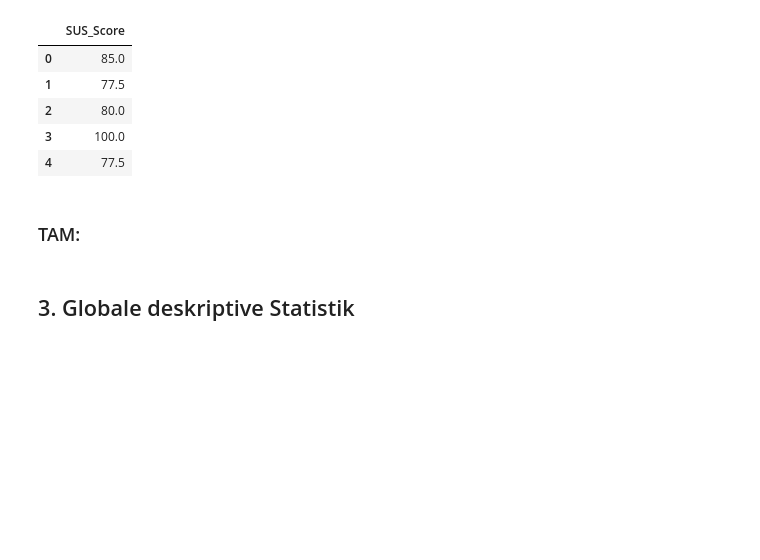
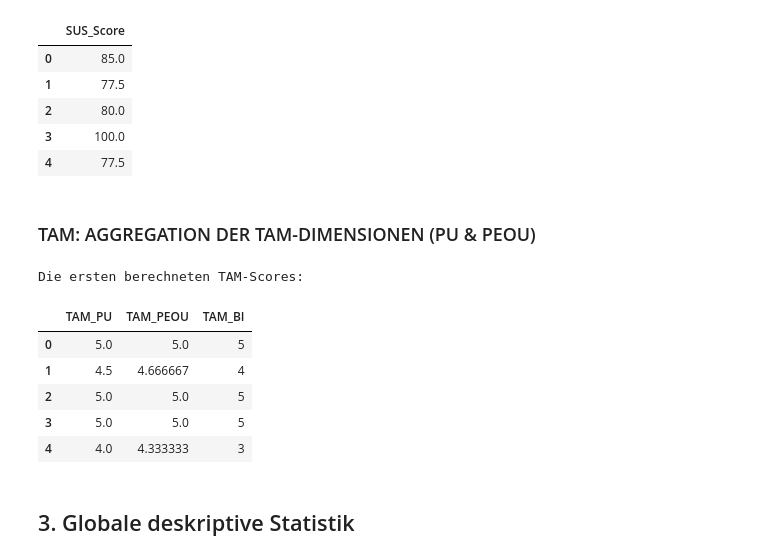
Before and after one commit to fuerstfabian/Analysis-Usability-Acceptance-CtxCommerce, a Jupyter notebook: notebooks/evaluation_analysis.ipynb, the cells around one changed output. Saved outputs shown, nothing was run; the diff lists cells and outputs as text; code cells hidden in the pictures; blank space fills up the shorter version.

```diff
--- a/notebooks/evaluation_analysis.ipynb
+++ b/notebooks/evaluation_analysis.ipynb
@@ -251,6 +251,34 @@ display(df[['SUS_Score']].head())
 | 3 | 100.0 |
 | 4 | 77.5 |
 # %% [markdown]
-### TAM:
+### TAM: AGGREGATION DER TAM-DIMENSIONEN (PU & PEOU)
+# %%
+# Definition der Items nach theoretischer Zuordnung
+tam_pu_items = ['TA01_01', 'TA01_02']
+tam_peou_items = ['TA01_04', 'TA01_05', 'TA01_06']
+
+# Sicherstellen, dass alle Werte als Zahlen formatiert sind
+all_tam_items = [f'TA01_{i:02d}' for i in range(1, 7)]
+for item in all_tam_items:
+    df[item] = pd.to_numeric(df[item], errors='coerce')
+
+# Berechnung der Dimensionen als arithmetischer Mittelwert pro Zeile
+df['TAM_PU'] = df[tam_pu_items].mean(axis=1)
+df['TAM_PEOU'] = df[tam_peou_items].mean(axis=1)
+
+# Das Item [03] direkt als eigene Kernmetrik (Nutzungsintention) abspeichern
+df['TAM_BI'] = df['TA01_03']
+
+# Erste Zeilen zur Kontrolle ausgeben
+print("Die ersten berechneten TAM-Scores:")
+display(df[['TAM_PU', 'TAM_PEOU', 'TAM_BI']].head())
+# %% [output]
+Die ersten berechneten TAM-Scores:
+|  | TAM_PU | TAM_PEOU | TAM_BI |
+| 0 | 5.0 | 5.0 | 5 |
+| 1 | 4.5 | 4.666667 | 4 |
+| 2 | 5.0 | 5.0 | 5 |
+| 3 | 5.0 | 5.0 | 5 |
+| 4 | 4.0 | 4.333333 | 3 |
 # %% [markdown]
 ## 3. Globale deskriptive Statistik
```
Also changed, not shown: parts of 1 cell of this notebook.
